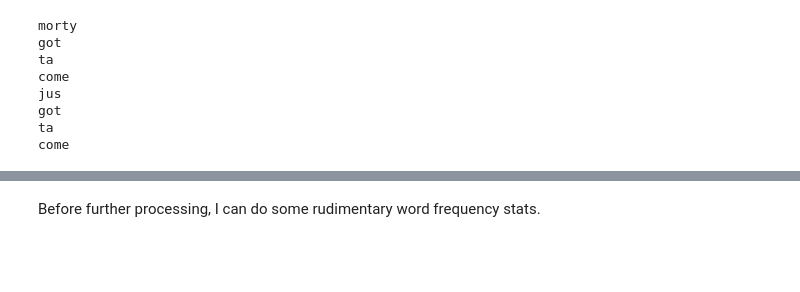
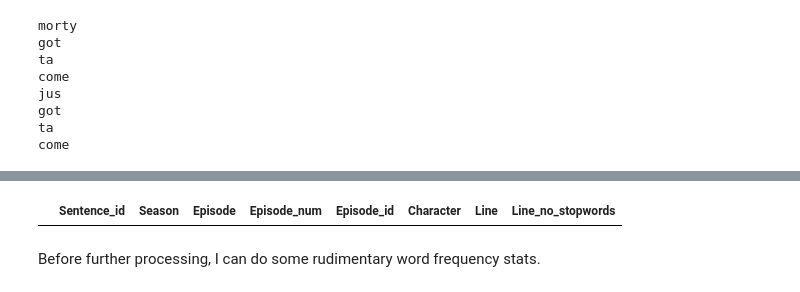
Before and after one commit to mccormd1/RandM_Transcript_Sentiment_Analysis, a Jupyter notebook: RandM_Words_and_NLP.ipynb, the cells around one changed output, grey strips where cells are left out. Saved outputs shown, nothing was run; the diff lists cells and outputs as text; code cells hidden in the pictures; blank space fills up the shorter version.

```diff
--- a/RandM_Words_and_NLP.ipynb
+++ b/RandM_Words_and_NLP.ipynb
@@ -567,3 +590,9 @@ df['Line_no_stopwords']=df['Line_no_stopwords'].apply(lambda x: ' '.join(word fo
+# %%
+idxnowords=df[df.Line_no_stopwords==''].index
+df.drop(idxnowords,inplace=True)
+df.iloc[idxnowords]
+# %% [output]
+|  | Sentence_id | Season | Episode | Episode_num | Episode_id | Character | Line | Line_no_stopwords |
 # %% [markdown]
 Before further processing, I can do some rudimentary word frequency stats.
 # %%
```
Also changed, not shown: parts of 37 cells of this notebook.
